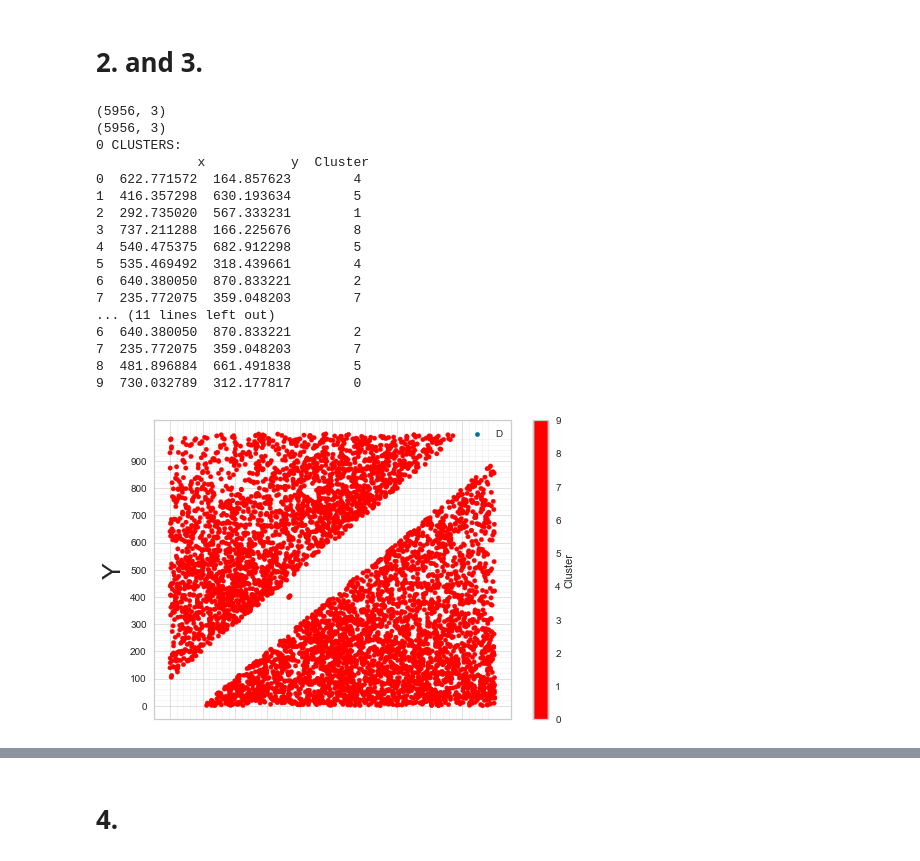
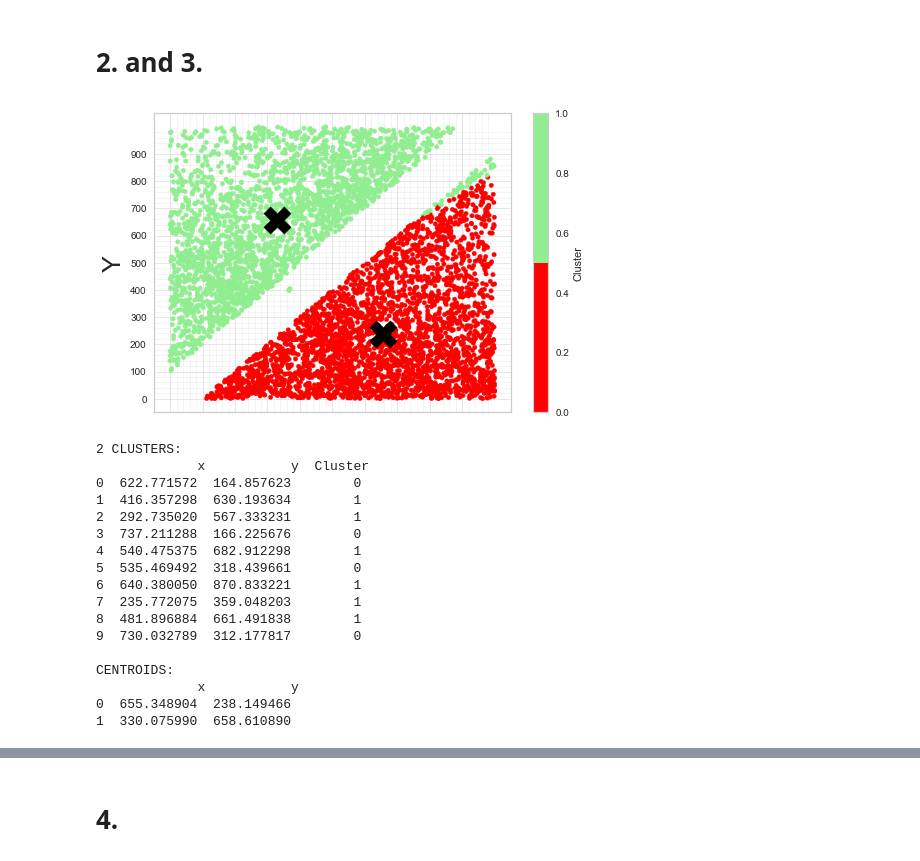
Before and after one commit to Yooru6/Machine-Learning-Group-Assignments, a Jupyter notebook: Methods/Methods_2 Cluster analysis/T2_DroneDelivery.ipynb, the cells around one changed output, grey strips where cells are left out. Saved outputs shown, nothing was run; the diff lists cells and outputs as text; code cells hidden in the pictures.

```diff
--- a/Methods/Methods_2 Cluster analysis/T2_DroneDelivery.ipynb
+++ b/Methods/Methods_2 Cluster analysis/T2_DroneDelivery.ipynb
@@ -136,18 +136,21 @@ visualizer.show()
 # %% [markdown]
 # 2. and 3.
 # %%
+import time
 ###Making model####
 trainSet = data_train
 
 ###K-Means clustering###FIT AND PREDICT
 from sklearn import cluster
-num_clusters = 10
-print(data_train.shape)
-for i in range (num_clusters):
-    print(data_train.shape)
-    centroids_df={}
+num_clusters = range(1,7)#How many iterations in for loop
+k=2 #How many clusters
+labelList=[]
+for i in num_clusters:
+
+
+    #centroids_df={}
     centroidHelper=data_train
-    kmeans = cluster.KMeans(n_clusters=num_clusters,random_state=1,max_iter=1000)
+    kmeans = cluster.KMeans(n_clusters=k,random_state=0,max_iter=1000)
     kmeans.fit(data_train)
     predict=kmeans.predict(data_train)
 
@@ -157,56 +160,79 @@ for i in range (num_clusters):
 
     ###print dataframe with cluster ###
     centroidHelper['Cluster'] = pd.DataFrame(predict, index=centroidHelper.index)
+    #data_train.to_excel(r'c', centroids = kmeans.cluster_centers_)
 
-    print((i),"CLUSTERS:\n",data_train.head(10))
-    ###SCATTER clusters in different colors
 
+
+
+    #Centroids for plotting
+    centroids_df = pd.DataFrame(centroids, columns=colnames)
+
+
+    #SCATTER clusters in different colors
     if (i>0):
-        colors = ['red','LightGreen','DarkBlue','orange','white','magenta','purple','yellow','cyan','DarkGreen','LightGreen']
-        ax=data_train.plot.scatter(x='x', y='y', c = 'Cluster', cmap = matplotlib.colors.ListedColormap(colors[:i]) )
+
+        labelList.append(str(i))
+        #centroids_df = pd.DataFrame(centroids, columns=colnames)
+
+
+        #print("TÄÄÄ",(k),centroids_df)
+        colors =  ['red','LightGreen','DarkBlue','orange','pink','magenta','purple','yellow','cyan','DarkGreen','LightGreen']
+        ax=data_train.plot(kind="scatter",x='x', y='y', c = 'Cluster', cmap = matplotlib.colors.ListedColormap(colors[:k]) )#,figsize=(15,15)
 
 
         ##Initializing grid
         major_ticks = np.arange(0, 1000, 100)
         minor_ticks = np.arange(0, 1000, 20)
 
         ax.set_xticks(major_ticks)
         ax.set_xticks(minor_ticks, minor=True)
         ax.set_yticks(major_ticks)
         ax.set_yticks(minor_ticks, minor=True)
 
         # And a corresponding grid
         ax.grid(which='both')
 
         # Or if you want different settings for the grids:
         ax.grid(which='minor', alpha=0.2)
         ax.grid(which='major', alpha=0.5)
 
-
         plt.grid(True)
         plt.ylabel("Y", fontsize=25)
         plt.xlabel("X", fontsize=25)
-        plt.legend("Drone XYlllll")
+
+        # Center points of clusters
+        plt.scatter(centroids[:,0], centroids[:,1], marker="X", color='black',s=250*3)
+                    # Plot 2
+
         plt.show()
+        plt.close()
+
+        print((k),"CLUSTERS:\n",data_train.head(10))
+        print("\nCENTROIDS:\n",centroids_df)
+
         ##Reset cluster index
         centroidHelper.drop(['Cluster'],axis=1)
         data_train=data_train.drop(['Cluster'], axis=1)
+
+        #Increase amount of clusters
+        k=k+1
 # %% [output]
+[figure, new version]
-(5956, 3)
-(5956, 3)
-0 CLUSTERS:
+2 CLUSTERS:
              x           y  Cluster
-0  622.771572  164.857623        4
-1  416.357298  630.193634        5
+0  622.771572  164.857623        0
+1  416.357298  630.193634        1
 2  292.735020  567.333231        1
-3  737.211288  166.225676        8
-4  540.475375  682.912298        5
-5  535.469492  318.439661        4
-6  640.380050  870.833221        2
-7  235.772075  359.048203        7
-... (11 lines left out)
-6  640.380050  870.833221        2
-7  235.772075  359.048203        7
-8  481.896884  661.491838        5
+3  737.211288  166.225676        0
+4  540.475375  682.912298        1
+5  535.469492  318.439661        0
+6  640.380050  870.833221        1
+7  235.772075  359.048203        1
+8  481.896884  661.491838        1
 9  730.032789  312.177817        0
+
+CENTROIDS:
+             x           y
+0  655.348904  238.149466
+1  330.075990  658.610890
-[figure, old version]
```
Also changed, not shown: parts of 7 cells of this notebook, 1 other file.
